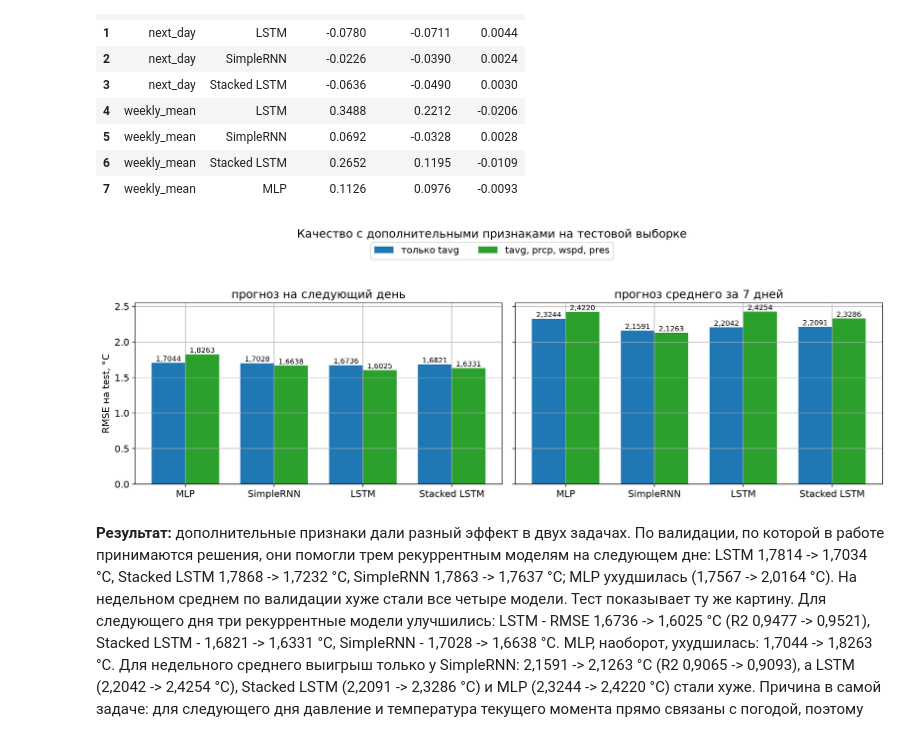
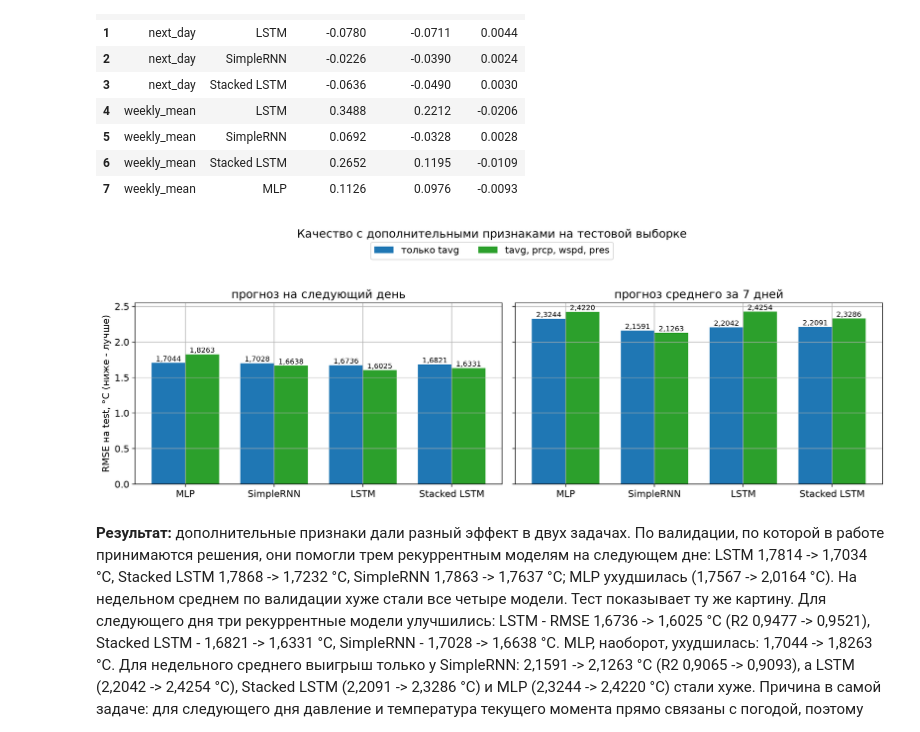
Before and after one commit to bigflyy/nn-uni, a Jupyter notebook: labs/lab2/src/nn-lab-2.ipynb, the cells around one changed output. Drawn from its saved outputs; the diff is of its cells as text; code cells hidden in the pictures.

Commit message:
lab2: extra-features chart label, slide 47 text on SimpleRNN weekly

```diff
--- a/labs/lab2/src/nn-lab-2.ipynb
+++ b/labs/lab2/src/nn-lab-2.ipynb
@@ -2251,33 +2251,33 @@ for position, (axis, task) in enumerate(zip(axes, TASKS)):
     # чтобы одну и ту же архитектуру было легко найти слева и справа
     task_models = set(best_configs.loc[best_configs["task"] == task, "model"])
     model_titles = [MODEL_TITLES[model_type] for model_type in MODEL_TITLES if model_type in task_models]
     positions = np.arange(len(model_titles))
     base_values = [comparison_value(task, title, "только tavg") for title in model_titles]
     extra_values = [comparison_value(task, title, "четыре признака") for title in model_titles]
 
     bars_base = axis.bar(positions - width / 2, base_values, width,
                          label="только tavg", color="tab:blue")
     bars_extra = axis.bar(positions + width / 2, extra_values, width,
                           label="tavg, prcp, wspd, pres", color="tab:green")
     axis.set_xticks(positions)
     axis.set_xticklabels(model_titles)
     axis.set_title(TASK_TITLES[task])
     if position == 0:
-        axis.set_ylabel("RMSE на test, °C")
+        axis.set_ylabel("RMSE на test, °C (ниже - лучше)")
     for bar in list(bars_base) + list(bars_extra):
         axis.annotate(
             f"{bar.get_height():.4f}".replace(".", ","),
             (bar.get_x() + bar.get_width() / 2, bar.get_height()),
             ha="center", va="bottom", fontsize=9,
         )
 
 # Одна общая легенда над панелями, чтобы она не закрывала столбцы
 handles, labels = axes[0].get_legend_handles_labels()
 fig.legend(handles, labels, loc="upper center", ncol=2, bbox_to_anchor=(0.5, 0.95))
 fig.suptitle("Качество с дополнительными признаками на тестовой выборке")
 fig.tight_layout(rect=[0, 0, 1, 0.88])
 fig.savefig(FIGURES_DIR / "lab2-extra-features.png", bbox_inches="tight")
 plt.show()
 # %% [output]
-[figure, old version]
+[figure, new version]
 # %% [markdown]
```
Also changed, not shown: 2 other files.
